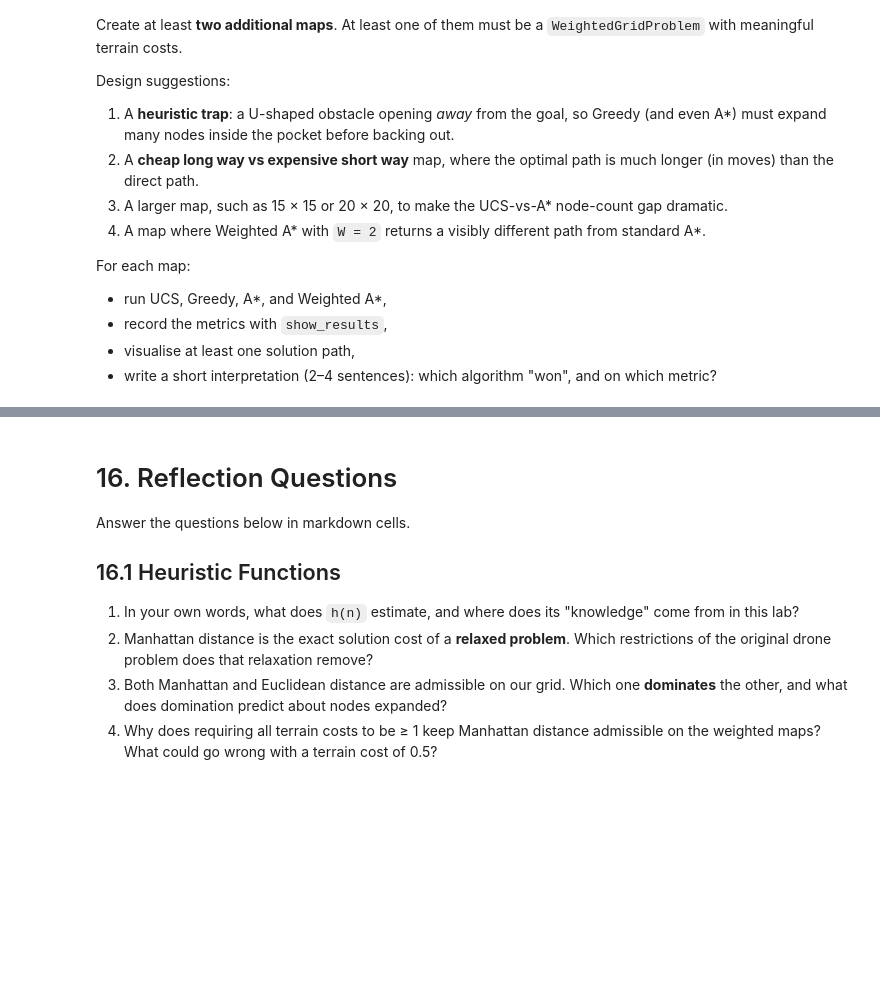
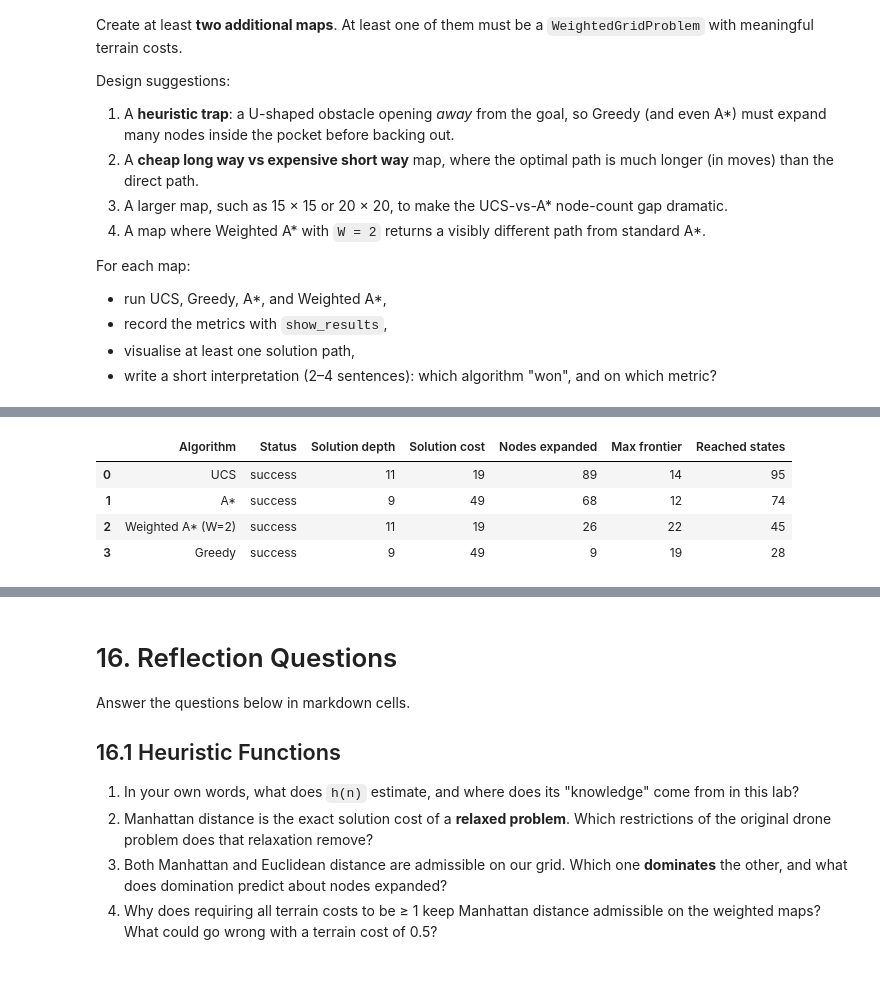
Before and after one commit to raizel122006-bit/Lab1-Intro-to-AI, a Jupyter notebook: Lab_1_Part_B.ipynb, the cells around one changed output, grey strips where cells are left out. Cells and saved outputs as stored; diff of their text form; code cells hidden in the pictures; blank space fills up the shorter version.

```diff
--- a/Lab_1_Part_B.ipynb
+++ b/Lab_1_Part_B.ipynb
@@ -1201,26 +1235,48 @@ custom_goal_1 = None
 # %%
 # TODO 11:
 # Create your second custom map here.
 
 custom_grid_2 = [
-    # Replace this with your own grid.
+    [0, 0, 0, 0, 0, 0, 0, 0, 0, 0, 0],
+    [0, 0, 0, 0, 0, 0, 0, 0, 0, 0, 0],
+    [0, 0, 0, 0, 0, 0, 0, 0, 0, 0, 0],
+    [0, 0, 0, 0, 0, 0, 0, 0, 0, 0, 0],
+    [0, 0, 0, 0, 0, 0, 0, 0, 0, 0, 0],
+    [0, 0, 0, 0, 0, 0, 0, 0, 0, 0, 0],
+    [0, 0, 0, 0, 0, 0, 0, 0, 0, 0, 0],
+    [0, 0, 0, 0, 0, 0, 0, 0, 0, 0, 0],
+    [0, 0, 0, 0, 0, 0, 0, 0, 0, 0, 0],
 ]
 
 custom_costs_2 = [
     # Terrain costs (same shape as the grid), if using WeightedGridProblem.
+    [1, 1, 1, 1, 1, 1, 1, 1, 1, 1, 1],
+    [1, 1, 1, 1, 1, 1, 1, 1, 1, 1, 1],
+    [1, 1, 1, 1, 1, 9, 9, 9, 9, 9, 1],
+    [1, 1, 1, 1, 1, 9, 1, 1, 1, 1, 1],
+    [1, 1, 1, 1, 1, 9, 1, 1, 1, 1, 1],
+    [1, 1, 1, 1, 1, 9, 1, 1, 1, 1, 1],
+    [1, 1, 1, 1, 1, 9, 1, 1, 1, 1, 1],
+    [1, 1, 1, 1, 1, 9, 1, 1, 1, 1, 1],
+    [1, 1, 1, 1, 1, 9, 1, 1, 1, 1, 1],
 ]
 
-custom_start_2 = None
-custom_goal_2 = None
+custom_start_2 = (2, 0)
+custom_goal_2 = (2, 9)
 
 # Example after completing:
-# custom_problem_2 = WeightedGridProblem(
-#     custom_grid_2, custom_start_2, custom_goal_2, terrain_costs=custom_costs_2
-# )
-# custom_results_2 = [
-#     ucs.search(custom_problem_2),
-#     astar.search(custom_problem_2),
-#     wastar2.search(custom_problem_2),
-#     greedy.search(custom_problem_2),
-# ]
-# show_results(custom_results_2)
+custom_problem_2 = WeightedGridProblem(custom_grid_2, custom_start_2, custom_goal_2, terrain_costs=custom_costs_2 )
+
+custom_results_2 = [
+    ucs.search(custom_problem_2),
+    astar.search(custom_problem_2),
+    wastar2.search(custom_problem_2),
+    greedy.search(custom_problem_2),
+]
+show_results(custom_results_2)
+# %% [output]
+|  | Algorithm | Status | Solution depth | Solution cost | Nodes expanded | Max frontier | Reached states |
+| 0 | UCS | success | 11 | 19 | 89 | 14 | 95 |
+| 1 | A* | success | 9 | 49 | 68 | 12 | 74 |
+| 2 | Weighted A* (W=2) | success | 11 | 19 | 26 | 22 | 45 |
+| 3 | Greedy | success | 9 | 49 | 9 | 19 | 28 |
```
Also changed, not shown: parts of 6 cells of this notebook.
